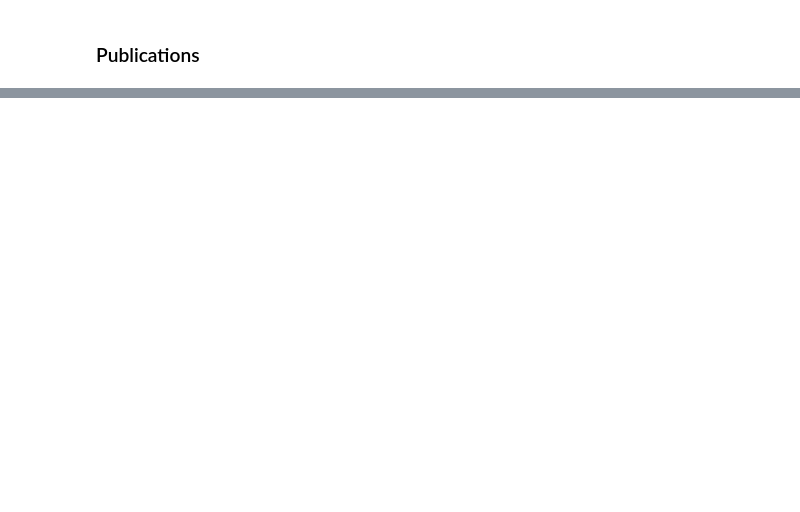
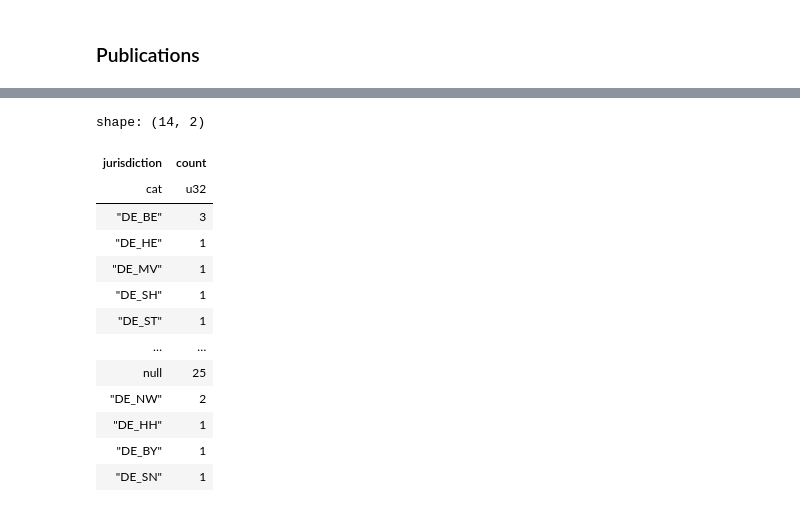
Before and after one commit to CorrelAid/schule-ein-interface-geben, a Jupyter notebook: exploration.ipynb, the cells around one changed output, grey strips where cells are left out. Saved outputs shown, nothing was run; the diff lists cells and outputs as text; code cells hidden in the pictures; blank space fills up the shorter version.

Commit message:
add jurisdiction and school type to publication, start #11

```diff
--- a/exploration.ipynb
+++ b/exploration.ipynb
@@ -236 +237,18 @@ shape: (4, 2)
 | "chapter" | 1 |
+# %%
+df["jurisdiction"].value_counts()
+# %% [output]
+shape: (14, 2)
+| jurisdiction | count |
+| cat | u32 |
+| "DE_BE" | 3 |
+| "DE_HE" | 1 |
+| "DE_MV" | 1 |
+| "DE_SH" | 1 |
+| "DE_ST" | 1 |
+| … | … |
+| null | 25 |
+| "DE_NW" | 2 |
+| "DE_HH" | 1 |
+| "DE_BY" | 1 |
+| "DE_SN" | 1 |
```
Also changed, not shown: parts of 5 cells of this notebook, 6 other files.
